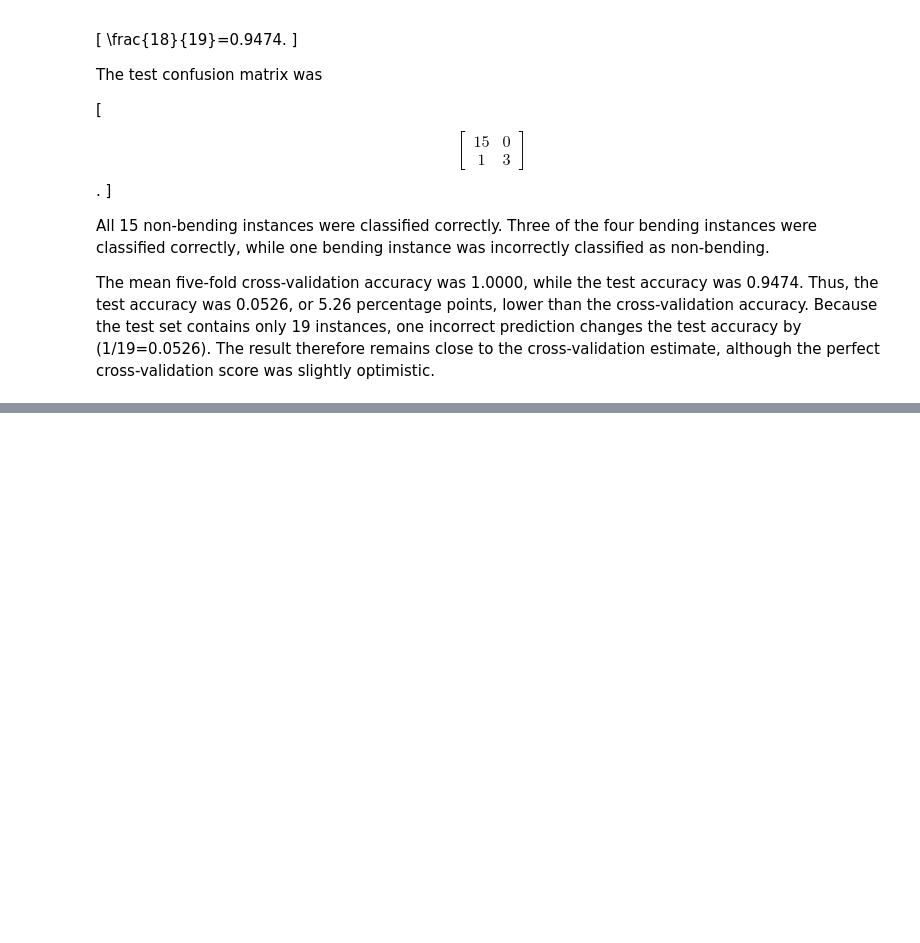
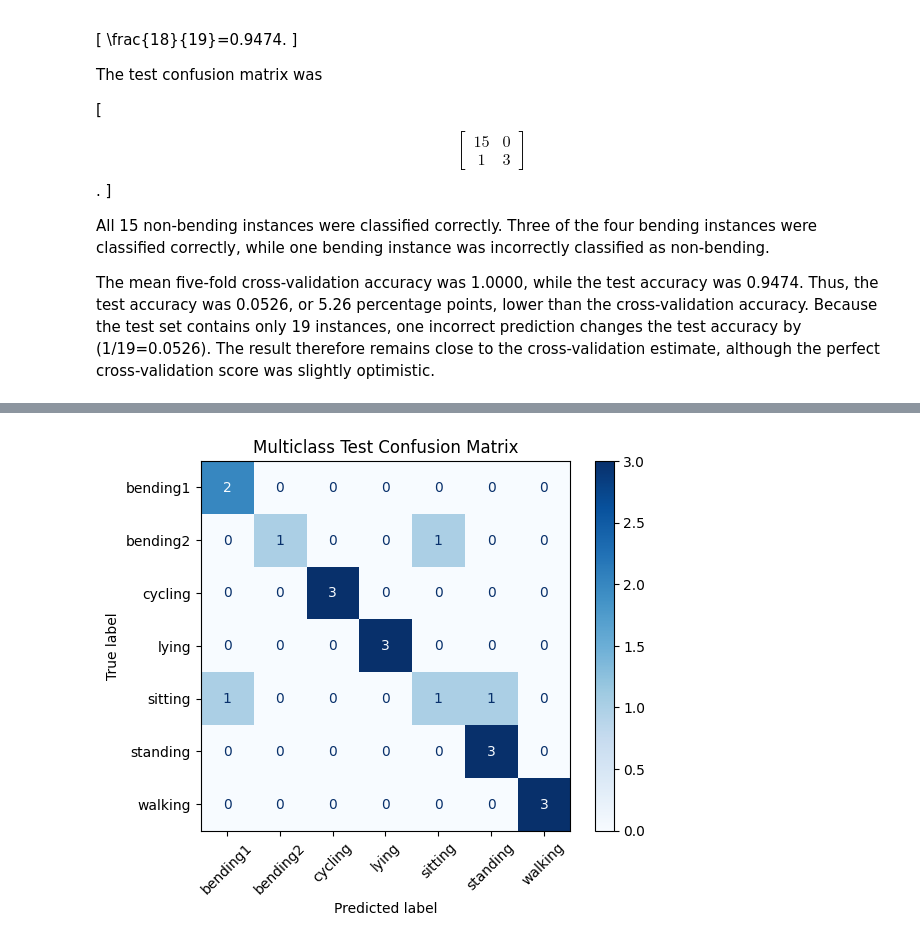
Before and after one commit to jfulch/dsci-552-fulcher-jesse-hw4, a Jupyter notebook: notebooks/Fulcher_Jesse_HW4.ipynb, the cells around one changed output, grey strips where cells are left out. Saved outputs shown, nothing was run; the diff lists cells and outputs as text; code cells hidden in the pictures; blank space fills up the shorter version.

```diff
--- a/notebooks/Fulcher_Jesse_HW4.ipynb
+++ b/notebooks/Fulcher_Jesse_HW4.ipynb
@@ -1392,0 +2728,15 @@ The mean five-fold cross-validation accuracy was 1.0000, while the test accuracy
+# %%
+best_multiclass_pipeline = (
+    multiclass_models_by_segment_count[
+        best_multiclass_number_of_segments
+    ]
+)
+
+(
+    best_multiclass_training_features,
+    best_multiclass_training_target,
+) = build_multiclass_segmented_dataset(
+    ordered_instances,
+    best_multiclass_number_of_segments,
+    "Train",
+)
@@ -1392,0 +2786,36 @@ The mean five-fold cross-validation accuracy was 1.0000, while the test accuracy
+# %%
+multiclass_classes = (
+    best_multiclass_pipeline
+    .named_steps["logistic_regression"]
+    .classes_
+)
+
+multiclass_test_confusion_matrix = (
+    confusion_matrix(
+        best_multiclass_test_target,
+        multiclass_test_predictions,
+        labels=multiclass_classes,
+    )
+)
+
+multiclass_confusion_display = (
+    ConfusionMatrixDisplay(
+        confusion_matrix=(
+            multiclass_test_confusion_matrix
+        ),
+        display_labels=multiclass_classes,
+    )
+)
+
+multiclass_confusion_display.plot(
+    cmap="Blues",
+    values_format="d",
+    xticks_rotation=45,
+)
+
+plt.title(
+    "Multiclass Test Confusion Matrix"
+)
+plt.show()
+# %% [output]
+[figure, added]
```
Also changed, not shown: parts of 71 cells of this notebook.
